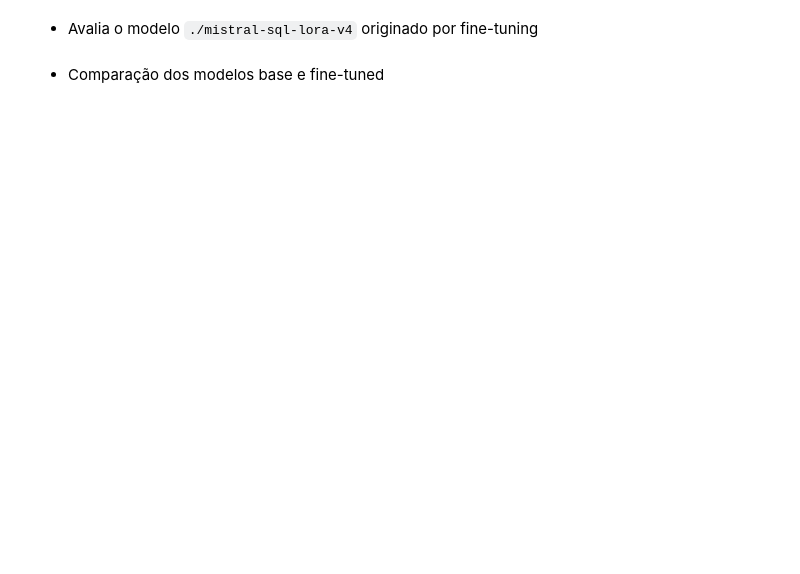
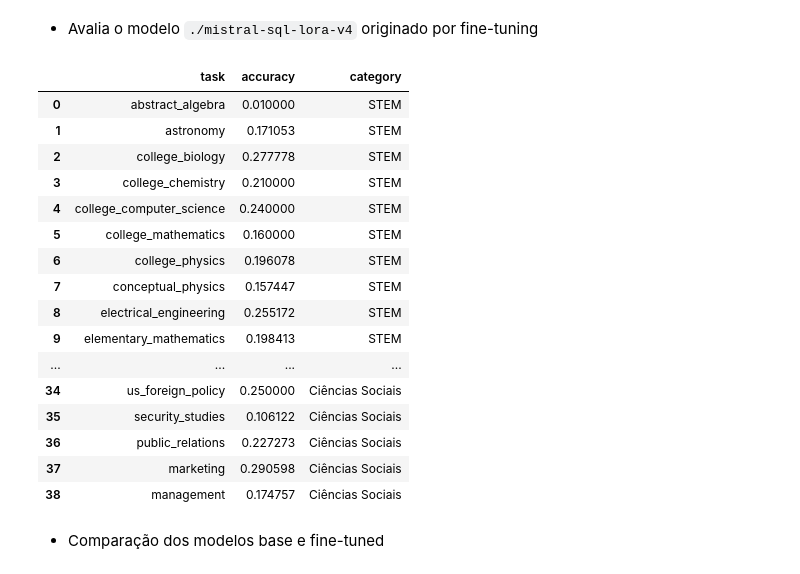
Before and after one commit to erickrribeiro/ufam_nlp_01_2025, a Jupyter notebook: scripts/fase-04.ipynb, the cells around one changed output. Drawn from its saved outputs; the diff is of its cells as text; code cells hidden in the pictures; blank space fills up the shorter version.

```diff
--- a/scripts/fase-04.ipynb
+++ b/scripts/fase-04.ipynb
@@ -161,29 +211,56 @@ df_ministral_sql_lora_v3
 # %% [markdown]
 - Avalia o modelo `./mistral-sql-lora-v4` originado por fine-tuning
 # %%
-from transformers import AutoTokenizer, AutoModelForCausalLM, pipeline
+import os
+import pandas as pd
+from transformers import AutoTokenizer, AutoModelForCausalLM
 from peft import PeftModel, PeftConfig
+from constants import CATEGORY_MAPPING
 
 if not os.path.exists("./mistral-sql-lora-v4-mmlu-predictions.csv"):
+  mm_tasks = []
+  mm_tasks.extend(CATEGORY_MAPPING["STEM"])
+  mm_tasks.extend(CATEGORY_MAPPING["Humanidades"])
+  mm_tasks.extend(CATEGORY_MAPPING["Ciências Sociais"])
+  batch_size = 8
   lora_path = "./mistral-sql-lora-v4"
   device = "cuda" if torch.cuda.is_available() else "cpu"
   config = PeftConfig.from_pretrained(lora_path)
   base_model = AutoModelForCausalLM.from_pretrained(
     config.base_model_name_or_path,
     device_map="auto",
     torch_dtype="auto"
   )
   peft_model_v4 = PeftModel.from_pretrained(base_model, lora_path)
 
   tokenizer = AutoTokenizer.from_pretrained(config.base_model_name_or_path)
   tokenizer.pad_token = tokenizer.eos_token
 
-  ministral_sql_lora_v4 = Mistral7B(model=peft_model_v4, tokenizer=tokenizer)
-  df_ministral_sql_lora_v4 = run_mmlu(model=ministral_sql_lora_v4)
+  ministral_sql_lora_v4 = Mistral7B(model=peft_model_v4, tokenizer=tokenizer, device=device)
+  df_ministral_sql_lora_v4 = run_mmlu(ministral_sql_lora_v4, mm_tasks, batch_size)
+  df_ministral_sql_lora_v4.to_csv("./mistral-sql-lora-v4-mmlu-predictions.csv", index=False)
 else:
   df_ministral_sql_lora_v4 = pd.read_csv("./mistral-sql-lora-v4-mmlu-predictions.csv")
 
 df_ministral_sql_lora_v4
+# %% [output]
+|  | task | accuracy | category |
+| 0 | abstract_algebra | 0.010000 | STEM |
+| 1 | astronomy | 0.171053 | STEM |
+| 2 | college_biology | 0.277778 | STEM |
+| 3 | college_chemistry | 0.210000 | STEM |
+| 4 | college_computer_science | 0.240000 | STEM |
+| 5 | college_mathematics | 0.160000 | STEM |
+| 6 | college_physics | 0.196078 | STEM |
+| 7 | conceptual_physics | 0.157447 | STEM |
+| 8 | electrical_engineering | 0.255172 | STEM |
+| 9 | elementary_mathematics | 0.198413 | STEM |
+| ... | ... | ... | ... |
+| 34 | us_foreign_policy | 0.250000 | Ciências Sociais |
+| 35 | security_studies | 0.106122 | Ciências Sociais |
+| 36 | public_relations | 0.227273 | Ciências Sociais |
+| 37 | marketing | 0.290598 | Ciências Sociais |
+| 38 | management | 0.174757 | Ciências Sociais |
 # %% [markdown]
 - Comparação dos modelos base e fine-tuned
 # %%
```
Also changed, not shown: parts of 8 cells of this notebook.
